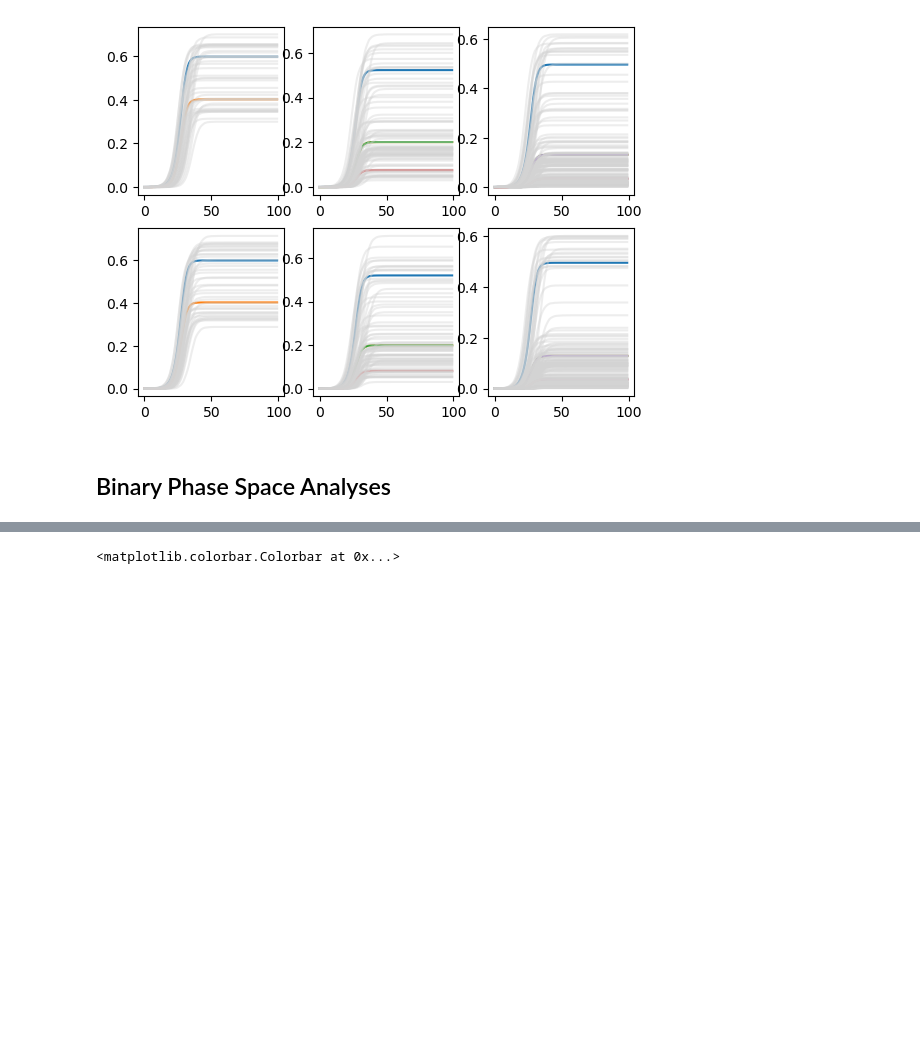
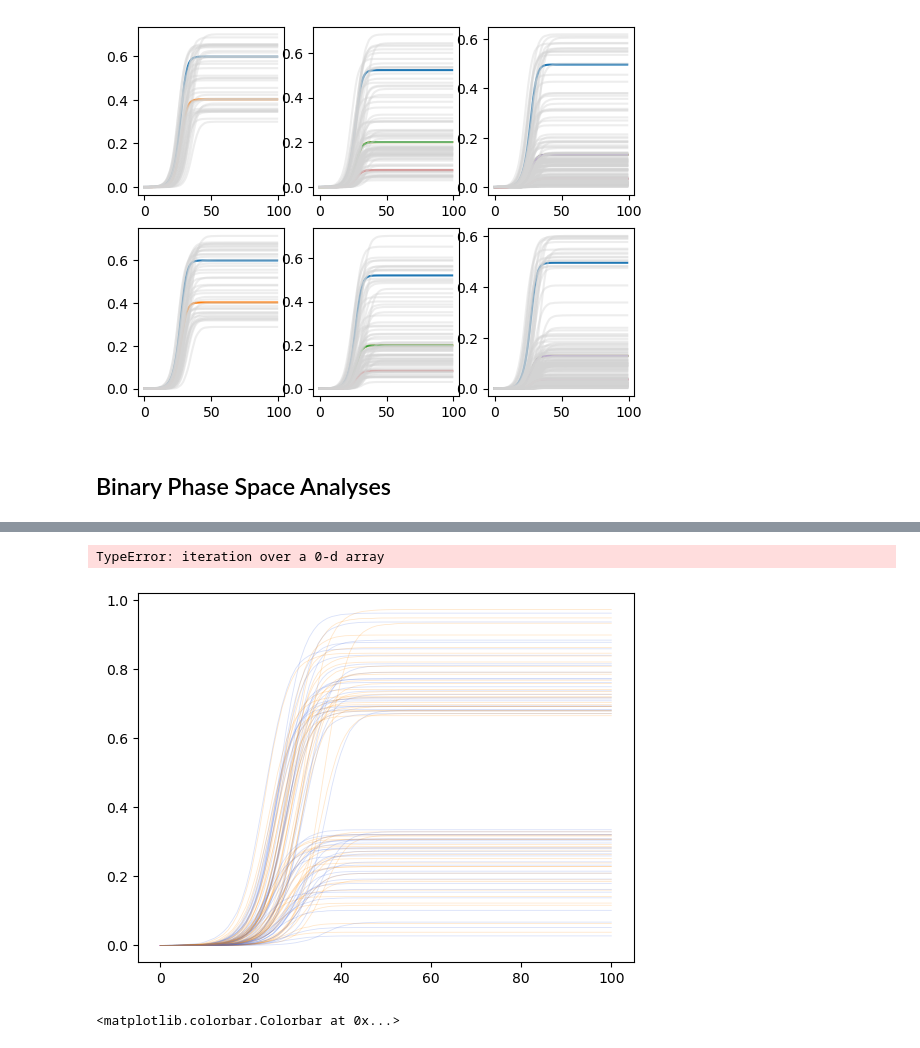
Before and after one commit to sagarkumar16/modeling-info-spread, a Jupyter notebook: notebooks/05-sk-updated-models.ipynb, the cells around one changed output, grey strips where cells are left out. Cells and saved outputs as stored; diff of their text form; code cells hidden in the pictures; blank space fills up the shorter version.

```diff
--- a/notebooks/05-sk-updated-models.ipynb
+++ b/notebooks/05-sk-updated-models.ipynb
@@ -249,0 +249,7 @@ for key in bin_homo_simulations.keys():
+# %%
+bin_homo_simulations = {
+
+    'sym': [[m.homogeneous_simulations(beta, k, notebook=True) for m in binary_models['sym']] for _ in range(20)],
+    'asym': [[m.homogeneous_simulations(beta, k, notebook=True) for m in binary_models['asym']] for _ in range(20)]
+
+}
@@ -256,8 +281,8 @@ bin_sym_sim_avgs = {
 }
 # %%
 for e in range(len(errors)):
-    sym_vals = np.array([np.array(s[e].I) for s in create_bin_homo_simulations['sym']])
-    asym_vals = np.array([np.array(s[e].I) for s in create_bin_homo_simulations['asym']])
+    sym_vals = np.array([np.array(s[e].I) for s in bin_homo_simulations['sym']])
+    asym_vals = np.array([np.array(s[e].I) for s in bin_homo_simulations['asym']])
 
     sym_means, sym_se = np.mean(sym_vals, axis=0), stats.sem(sym_vals)
     sym_ci = sym_se * stats.t.ppf((1 + 0.95) / 2., len(sym_means)-1)
@@ -267,6 +292,26 @@ for e in range(len(errors)):
 
     bin_sym_sim_avgs['sym'].append((sym_means, sym_means + sym_ci, sym_means - sym_ci))
     bin_sym_sim_avgs['asym'].append((asym_means, asym_means + asym_ci, asym_means - asym_ci))
+# %% [output]
+TypeError: iteration over a 0-d array
+# %%
+# Simulations
+for trial in bin_homo_simulations['asym'][0]:
+
+    for j in trial:
+        plt.plot(range(101), [m[0] for m in j.I], color='royalblue', linewidth=0.6, alpha=0.2)
+        plt.plot(range(101), [m[1] for m in j.I], color='darkorange', linewidth=0.6, alpha=0.2)
+
+# Analytic
+for n,j in enumerate(binary_homo_outputs['asym']):
+    plt.plot(range(101), [m[0] for m in j.I], color='royalblue', linewidth=0.8)
+    plt.plot(range(101), [m[1] for m in j.I], color='darkorange', linewidth=0.8)
+
+
+#plt.xlim(0.4999, 0.5001)
+#plt.ylim(0.4999, 0.5001)
+# %% [output]
+[figure, added]
 # %%
 colormap = plt.cm.RdYlBu
 
```
Also changed, not shown: parts of 67 cells of this notebook, 15 other files.
